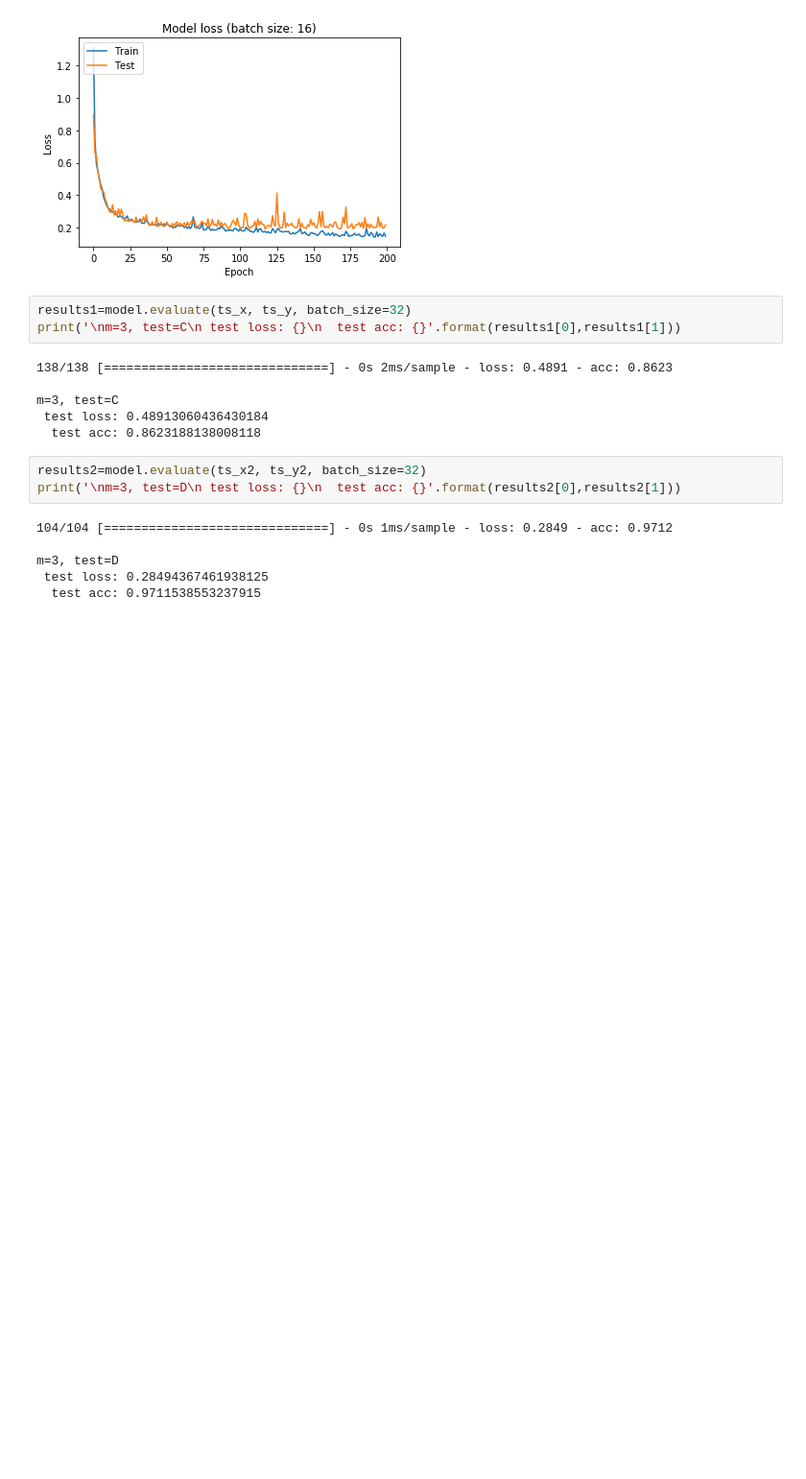
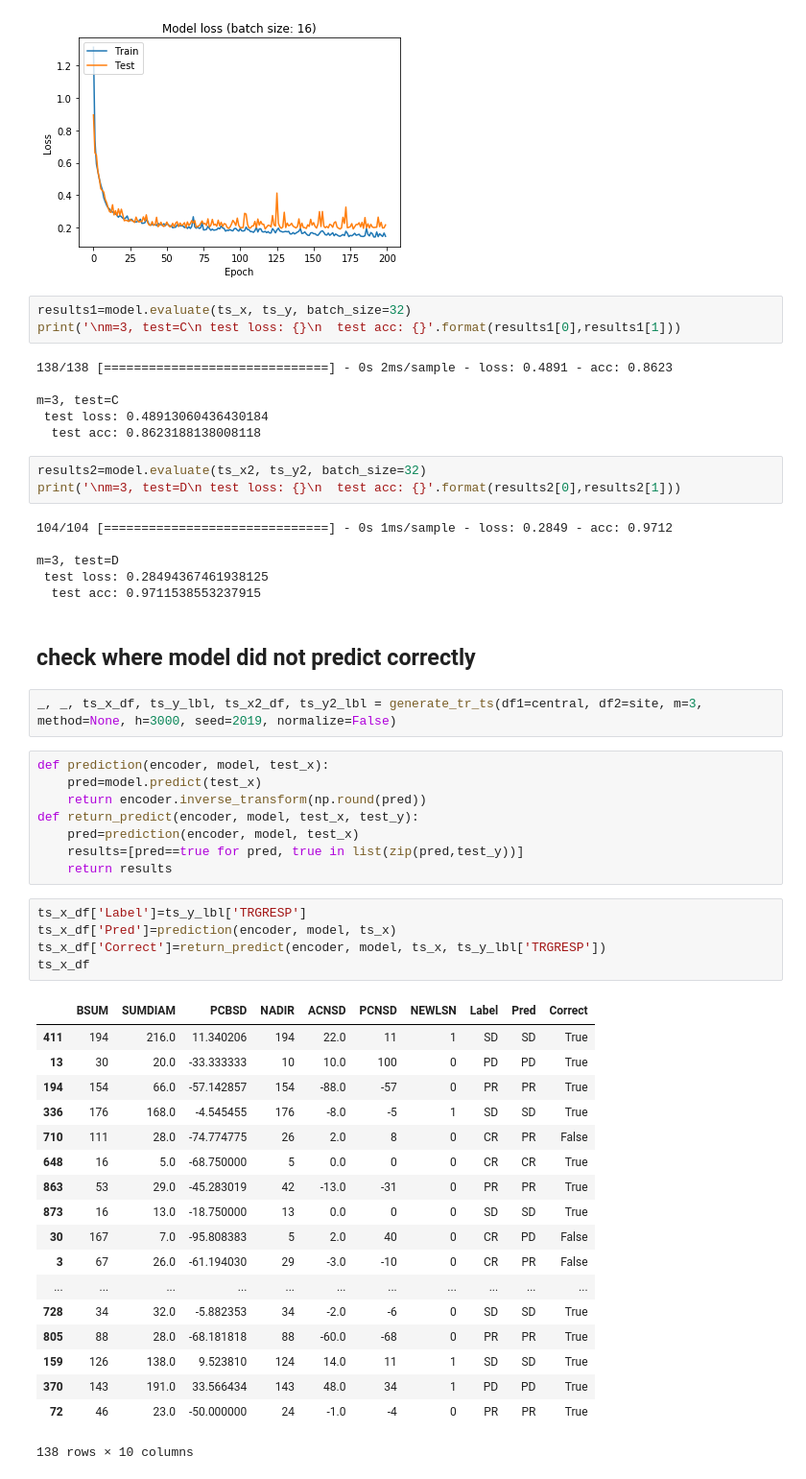
Before and after one commit to stomioka/phuse-tumor-ml, a Jupyter notebook: notebooks/05-fnn-tumor_prediction-sites-central.ipynb, the cells around one changed output. Shown at 96% size. Saved outputs shown, nothing was run; the diff lists cells and outputs as text; blank space fills up the shorter version.

Commit message:
check difference between pred and label

```diff
--- a/notebooks/05-fnn-tumor_prediction-sites-central.ipynb
+++ b/notebooks/05-fnn-tumor_prediction-sites-central.ipynb
@@ -127,3 +131,39 @@ print('\nm=3, test=D\n test loss: {}\n  test acc: {}'.format(results2[0],results
 m=3, test=D
  test loss: 0.28494367461938125
   test acc: 0.9711538553237915
+# %% [markdown]
+## check where model did not predict correctly
+# %%
+_, _, ts_x_df, ts_y_lbl, ts_x2_df, ts_y2_lbl = generate_tr_ts(df1=central, df2=site, m=3, method=None, h=3000, seed=2019, normalize=False)
+# %%
+def prediction(encoder, model, test_x):
+    pred=model.predict(test_x)
+    return encoder.inverse_transform(np.round(pred))
+def return_predict(encoder, model, test_x, test_y):
+    pred=prediction(encoder, model, test_x)
+    results=[pred==true for pred, true in list(zip(pred,test_y))]
+    return results
+# %%
+ts_x_df['Label']=ts_y_lbl['TRGRESP']
+ts_x_df['Pred']=prediction(encoder, model, ts_x)
+ts_x_df['Correct']=return_predict(encoder, model, ts_x, ts_y_lbl['TRGRESP'])
+ts_x_df
+# %% [output]
+|  | BSUM | SUMDIAM | PCBSD | NADIR | ACNSD | PCNSD | NEWLSN | Label | Pred | Correct |
+| 411 | 194 | 216.0 | 11.340206 | 194 | 22.0 | 11 | 1 | SD | SD | True |
+| 13 | 30 | 20.0 | -33.333333 | 10 | 10.0 | 100 | 0 | PD | PD | True |
+| 194 | 154 | 66.0 | -57.142857 | 154 | -88.0 | -57 | 0 | PR | PR | True |
+| 336 | 176 | 168.0 | -4.545455 | 176 | -8.0 | -5 | 1 | SD | SD | True |
+| 710 | 111 | 28.0 | -74.774775 | 26 | 2.0 | 8 | 0 | CR | PR | False |
+| 648 | 16 | 5.0 | -68.750000 | 5 | 0.0 | 0 | 0 | CR | CR | True |
+| 863 | 53 | 29.0 | -45.283019 | 42 | -13.0 | -31 | 0 | PR | PR | True |
+| 873 | 16 | 13.0 | -18.750000 | 13 | 0.0 | 0 | 0 | SD | SD | True |
+| 30 | 167 | 7.0 | -95.808383 | 5 | 2.0 | 40 | 0 | CR | PD | False |
+| 3 | 67 | 26.0 | -61.194030 | 29 | -3.0 | -10 | 0 | CR | PR | False |
+| ... | ... | ... | ... | ... | ... | ... | ... | ... | ... | ... |
+| 728 | 34 | 32.0 | -5.882353 | 34 | -2.0 | -6 | 0 | SD | SD | True |
+| 805 | 88 | 28.0 | -68.181818 | 88 | -60.0 | -68 | 0 | PR | PR | True |
+| 159 | 126 | 138.0 | 9.523810 | 124 | 14.0 | 11 | 1 | SD | SD | True |
+| 370 | 143 | 191.0 | 33.566434 | 143 | 48.0 | 34 | 1 | PD | PD | True |
+| 72 | 46 | 23.0 | -50.000000 | 24 | -1.0 | -4 | 0 | PR | PR | True |
+138 rows × 10 columns
```
Also changed, not shown: parts of 2 cells of this notebook, 1 other file.
